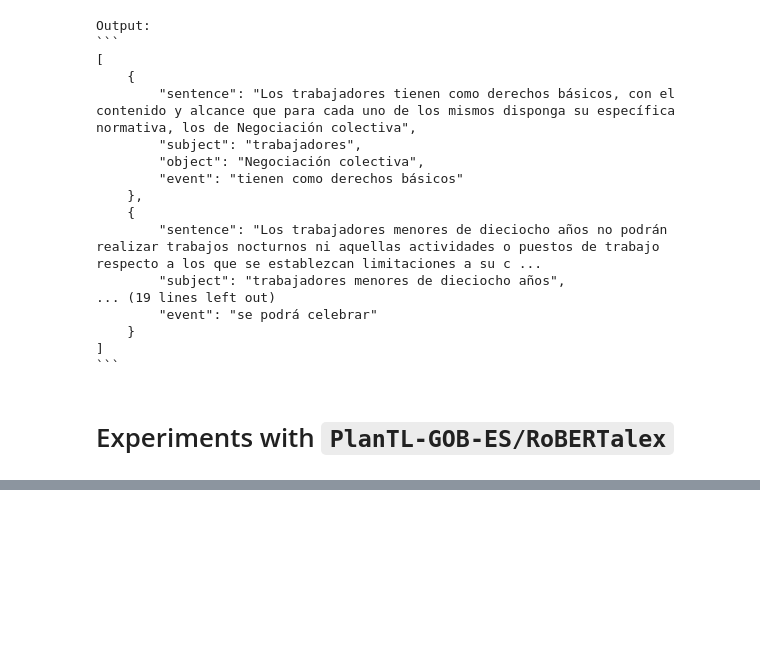
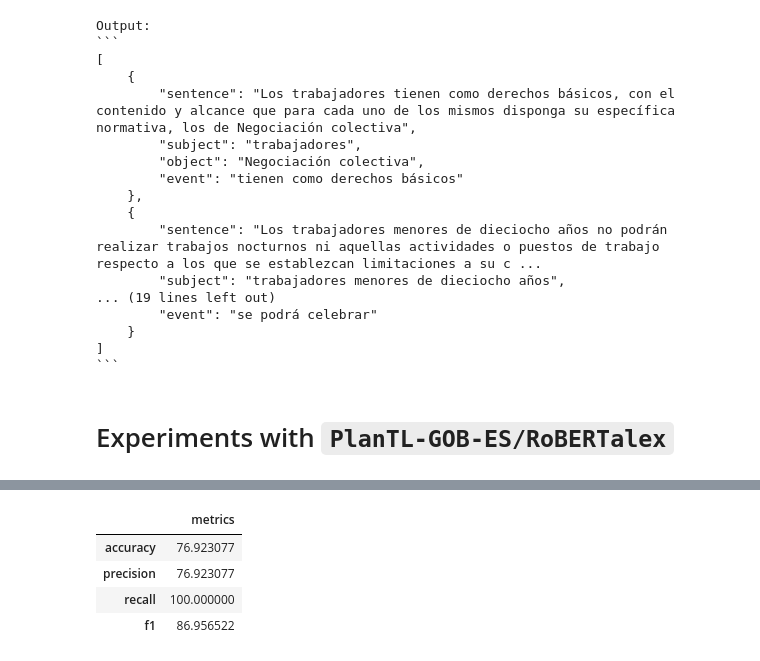
Before and after one commit to gabyarte/event-extraction-small-corpus, a Jupyter notebook: notebooks/02_gpt_for_event_extraction.ipynb, the cells around one changed output, grey strips where cells are left out. Drawn from its saved outputs; the diff is of its cells as text; code cells hidden in the pictures; blank space fills up the shorter version.

```diff
--- a/notebooks/02_gpt_for_event_extraction.ipynb
+++ b/notebooks/02_gpt_for_event_extraction.ipynb
@@ -145,0 +296,8 @@ generator("Los  ", num_return_sequences=5)
+# %%
+calculate_metrics(evaluate_label_metrics(evaluation_data, evaluation_predict, 'event'), as_df=True) * 100
+# %% [output]
+|  | metrics |
+| accuracy | 76.923077 |
+| precision | 76.923077 |
+| recall | 100.000000 |
+| f1 | 86.956522 |
```
Also changed, not shown: parts of 26 cells of this notebook, 4 other files.
